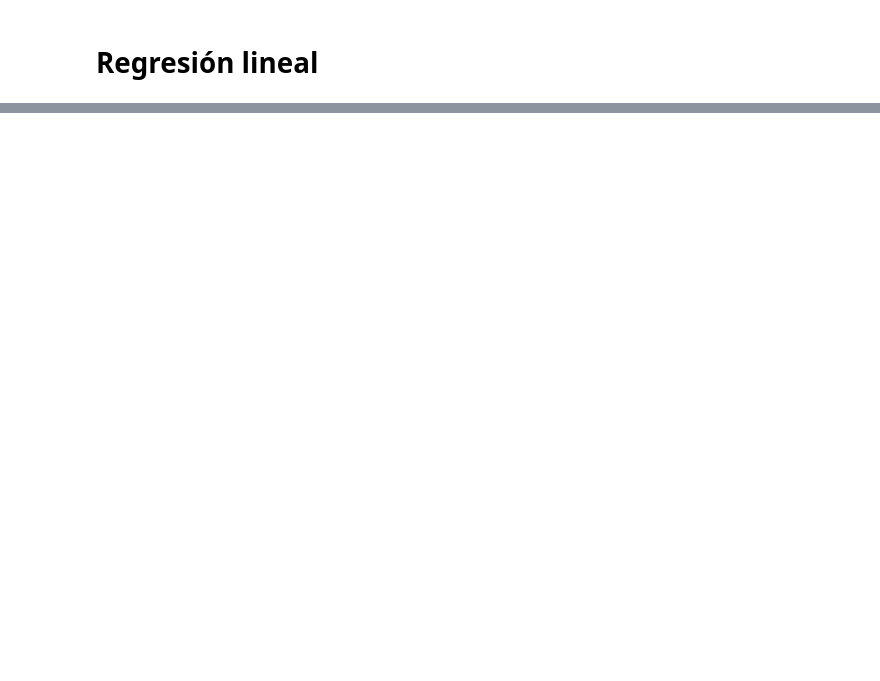
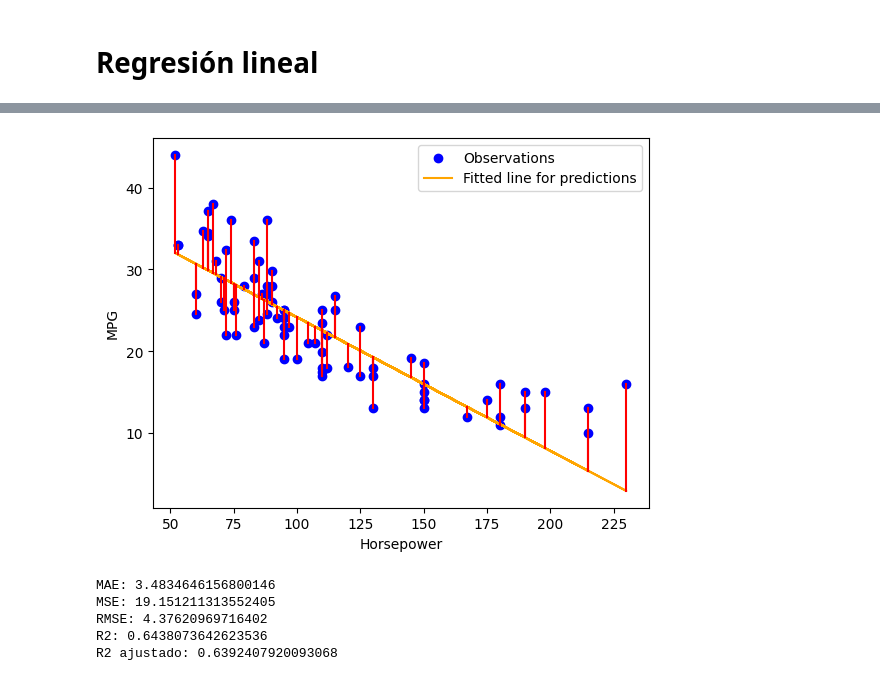
Before and after one commit to Walt9819/machine-learning, a Jupyter notebook: code/3_regresion_lineal.ipynb, the cells around one changed output, grey strips where cells are left out. Cells and saved outputs as stored; diff of their text form; code cells hidden in the pictures; blank space fills up the shorter version.

Commit message:
Add linear regression

```diff
--- a/code/3_regresion_lineal.ipynb
+++ b/code/3_regresion_lineal.ipynb
@@ -313,0 +128,10 @@ remote_ratio           68.404633
+# %%
+from sklearn.model_selection import train_test_split
+from sklearn.linear_model import LinearRegression
+
+# Seleccionamos las columnas 'horsepower' y 'mpg'
+X = data[['horsepower']].dropna()
+y = data['mpg'].dropna()
+
+# Dividimos los datos en entrenamiento y prueba
+X_train, X_test, y_train, y_test = train_test_split(X, y, test_size=0.2, random_state=42)
@@ -313,0 +274,43 @@ remote_ratio           68.404633
+# %%
+# Volvemos a hacer las predicciones
+plt.scatter(X_test, y_test, color='blue', label='Observations')
+plt.plot(X_test, y_pred, color='orange', label='Fitted line for predictions')
+# graficamos los errores
+for i in range(len(X_test)):
+    plt.plot([X_test.iloc[i], X_test.iloc[i]], [y_test.iloc[i], y_pred[i]], color='red')
+plt.xlabel('Horsepower')
+plt.ylabel('MPG')
+plt.legend()
+plt.show()
+# %% [output]
+[figure, added]
+# %%
+from sklearn.metrics import mean_absolute_error, mean_squared_error, r2_score, root_mean_squared_error
+
+# Calcula el MAE (Mean Absolute Error) del modelo
+mae = mean_absolute_error(y_test, y_pred)
+print(f'MAE: {mae}')
+
+# Calcula el MSE (Mean Squared Error) del modelo
+mse = mean_squared_error(y_test, y_pred)
+print(f'MSE: {mse}')
+
+# Calcula el RMSE (Root Mean Squared Error) del modelo
+rmse = root_mean_squared_error(y_test, y_pred)
+print(f'RMSE: {rmse}')
+
+# Calcula el R2 del modelo
+r2 = r2_score(y_test, y_pred)
+print(f'R2: {r2}')
+
+# Calcula el R2 ajustado del modelo
+n = X_test.shape[0]
+p = X_test.shape[1]
+r2_adj = 1 - (1 - r2) * (n - 1) / (n - p - 1)
+print(f'R2 ajustado: {r2_adj}')
+# %% [output]
+MAE: 3.4834646156800146
+MSE: 19.151211313552405
+RMSE: 4.37620969716402
+R2: 0.6438073642623536
+R2 ajustado: 0.6392407920093068
```
Also changed, not shown: parts of 56 cells of this notebook, 4 other files.
